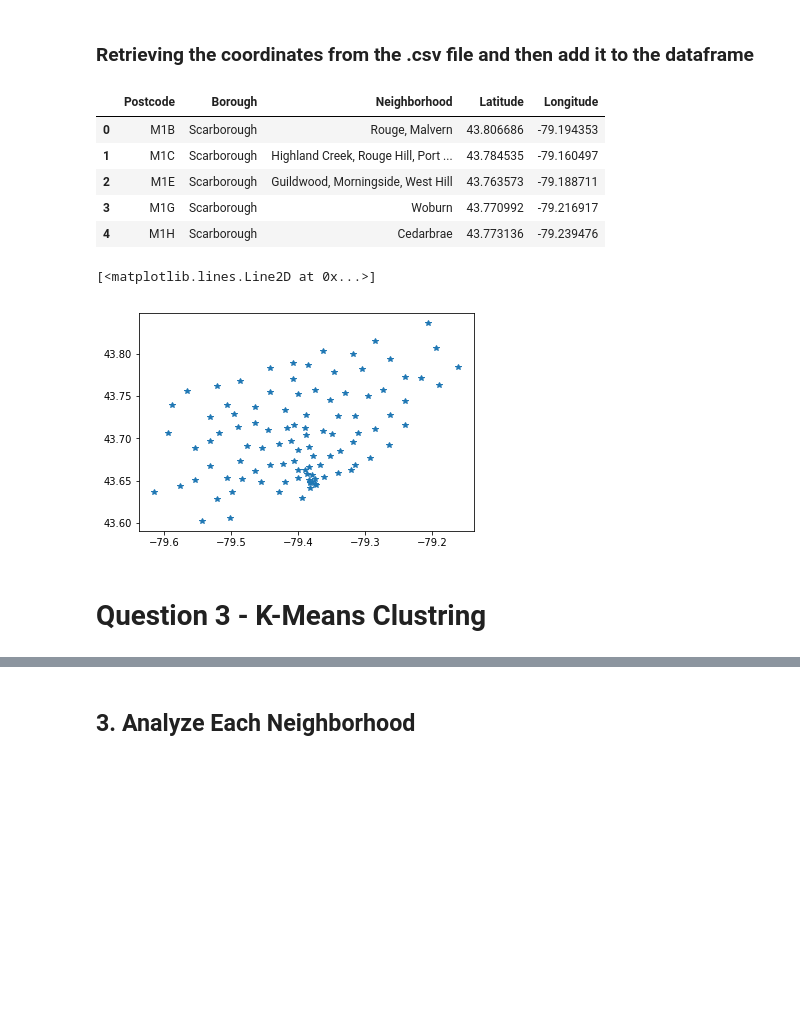
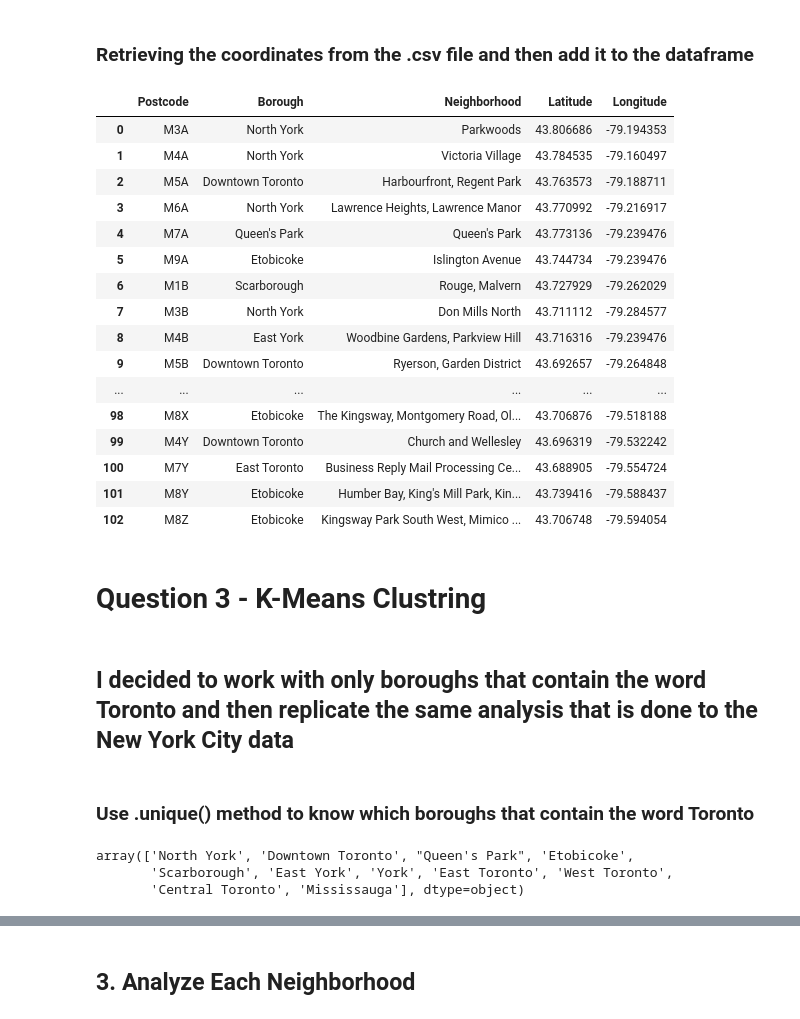
Before and after one commit to omar907/Segmenting-and-Clustering-Neighborhoods-in-Toronto, a Jupyter notebook: Segmenting and Clustering Neighborhoods in Toronto.ipynb, the cells around one changed output, grey strips where cells are left out. Cells and saved outputs as stored; diff of their text form; code cells hidden in the pictures; blank space fills up the shorter version.

```diff
--- a/Segmenting and Clustering Neighborhoods in Toronto.ipynb
+++ b/Segmenting and Clustering Neighborhoods in Toronto.ipynb
@@ -66,0 +87,6 @@ Toronto.head()
+# %%
+Toronto = pd.read_html('https://en.wikipedia.org/wiki/List_of_postal_codes_of_Canada:_M',skiprows=1)[0]
+
+Toronto = pd.DataFrame(Toronto)
+
+Toronto.head()
@@ -81,0 +108,17 @@ Toronto = Toronto.groupby(['Postcode','Borough'],as_index=False,sort=False).agg(
+# %%
+# Dataframe consists of: Postcode , Borough, Neighbourhood
+headers=['Postcode','Borough','Neighborhood']
+Toronto.columns = headers
+
+# Removing Not assigned borough
+Toronto = Toronto[Toronto.Borough != 'Not assigned']
+Toronto.Neighborhood[Toronto.Neighborhood == 'Not assigned'] = Toronto.Borough[Toronto.Neighborhood == 'Not assigned']
+
+# Not assigned neighbouhoods is changed to the same name of its borough
+Toronto.Neighborhood[Toronto.Neighborhood == 'Not assigned'] = Toronto.Borough[Toronto.Neighborhood == 'Not assigned']
+
+# Merging repeated borough
+Toronto = Toronto.groupby(['Postcode','Borough'],as_index=False,sort=False).agg(lambda x: ', '.join(x))
+
+# Use .shape
+Toronto.shape
@@ -111,22 +156,34 @@ geo.head()
 # %%
 Toronto['Latitude'] = geo.Latitude
 Toronto['Longitude'] = geo.Longitude
-Toronto.head()
+Toronto
 # %% [output]
 |  | Postcode | Borough | Neighborhood | Latitude | Longitude |
-| 0 | M1B | Scarborough | Rouge, Malvern | 43.806686 | -79.194353 |
-| 1 | M1C | Scarborough | Highland Creek, Rouge Hill, Port ... | 43.784535 | -79.160497 |
-| 2 | M1E | Scarborough | Guildwood, Morningside, West Hill | 43.763573 | -79.188711 |
-| 3 | M1G | Scarborough | Woburn | 43.770992 | -79.216917 |
-| 4 | M1H | Scarborough | Cedarbrae | 43.773136 | -79.239476 |
+| 0 | M3A | North York | Parkwoods | 43.806686 | -79.194353 |
+| 1 | M4A | North York | Victoria Village | 43.784535 | -79.160497 |
+| 2 | M5A | Downtown Toronto | Harbourfront, Regent Park | 43.763573 | -79.188711 |
+| 3 | M6A | North York | Lawrence Heights, Lawrence Manor | 43.770992 | -79.216917 |
+| 4 | M7A | Queen's Park | Queen's Park | 43.773136 | -79.239476 |
+| 5 | M9A | Etobicoke | Islington Avenue | 43.744734 | -79.239476 |
+| 6 | M1B | Scarborough | Rouge, Malvern | 43.727929 | -79.262029 |
+| 7 | M3B | North York | Don Mills North | 43.711112 | -79.284577 |
+| 8 | M4B | East York | Woodbine Gardens, Parkview Hill | 43.716316 | -79.239476 |
+| 9 | M5B | Downtown Toronto | Ryerson, Garden District | 43.692657 | -79.264848 |
+| ... | ... | ... | ... | ... | ... |
+| 98 | M8X | Etobicoke | The Kingsway, Montgomery Road, Ol... | 43.706876 | -79.518188 |
+| 99 | M4Y | Downtown Toronto | Church and Wellesley | 43.696319 | -79.532242 |
+| 100 | M7Y | East Toronto | Business Reply Mail Processing Ce... | 43.688905 | -79.554724 |
+| 101 | M8Y | Etobicoke | Humber Bay, King's Mill Park, Kin... | 43.739416 | -79.588437 |
+| 102 | M8Z | Etobicoke | Kingsway Park South West, Mimico ... | 43.706748 | -79.594054 |
-# %%
-#Toronto_p[['Latitude',	'Longitude']].plot(kind = "line")
-y = np.array(Toronto.Latitude)
-x = np.array(Toronto.Longitude)
-
-plt.plot(x,y,'*')
-# %% [output]
-[<matplotlib.lines.Line2D at 0x...>]
-[figure, removed]
 # %% [markdown]
 # Question 3 - K-Means Clustring
+# %% [markdown]
+## I decided to work with only boroughs that contain the word Toronto and then replicate the same analysis that is done to the New York City data
+# %% [markdown]
+### Use .unique() method to know which boroughs that contain the word Toronto
+# %%
+Toronto.Borough.unique()
+# %% [output]
+array(['North York', 'Downtown Toronto', "Queen's Park", 'Etobicoke',
+       'Scarborough', 'East York', 'York', 'East Toronto', 'West Toronto',
+       'Central Toronto', 'Mississauga'], dtype=object)
```
Also changed, not shown: parts of 51 cells of this notebook.
